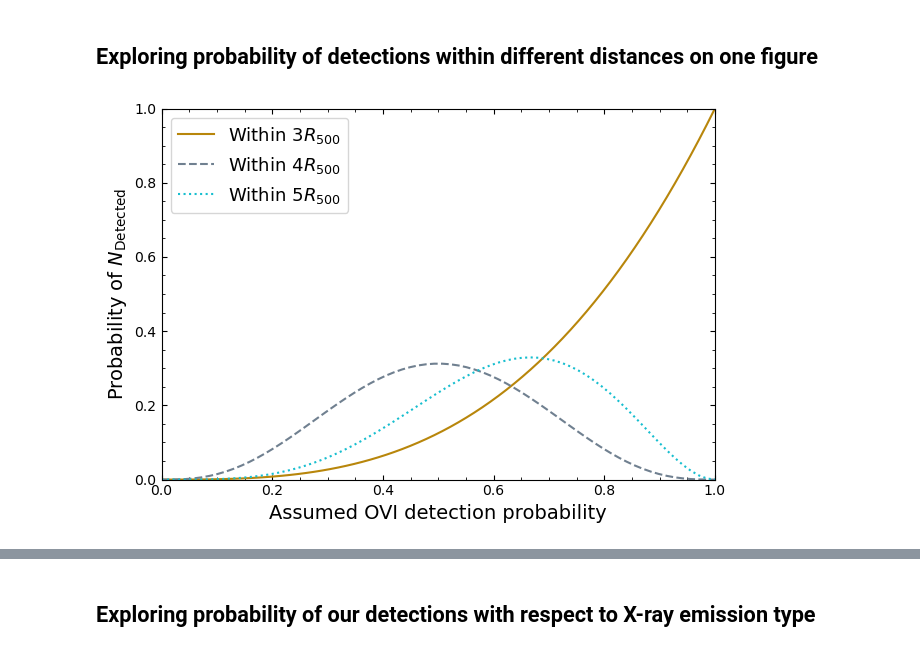
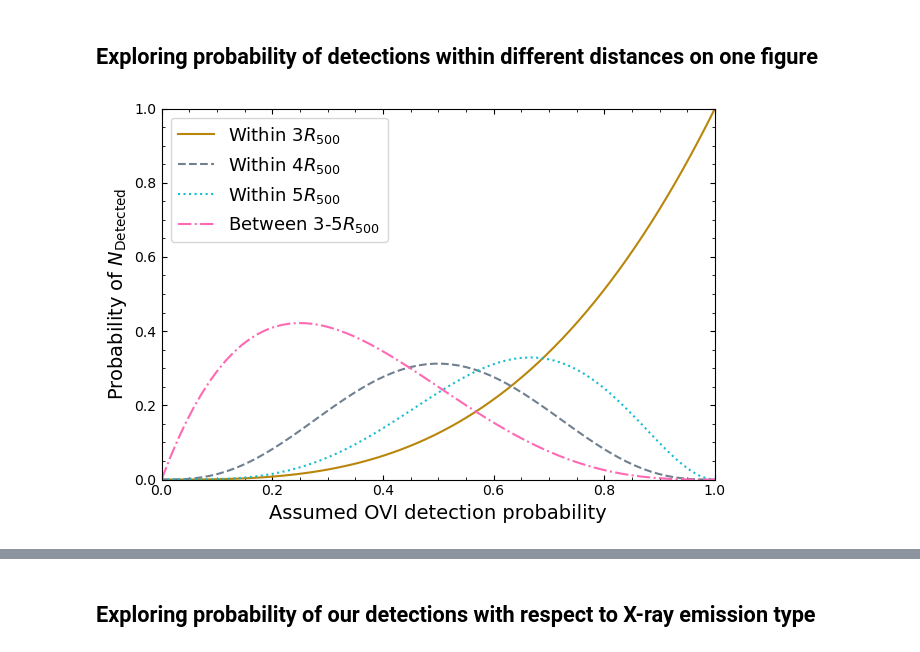
Before and after one commit to DavidT3/OVI_groups, a Jupyter notebook: notebooks/results_analyses/binomial_prob_detection.ipynb, the cells around one changed output, grey strips where cells are left out. Saved outputs shown, nothing was run; the diff lists cells and outputs as text; code cells hidden in the pictures.

Commit message:
Made some alterations to the binomial prob detection notebook

```diff
--- a/notebooks/results_analyses/binomial_prob_detection.ipynb
+++ b/notebooks/results_analyses/binomial_prob_detection.ipynb
@@ -134,34 +134,39 @@ plt.figure(figsize=(6.5, 4.5))
 
 plt.minorticks_on()
 plt.tick_params(which='both', direction='in', right=True, top=True)
 
 # The x-axis - we're exploring a range of success probabilities
 succ_prob_arr = np.linspace(0, 1, 70)
 
 bin_prob_arr_3r500 = binom(3, 3, succ_prob_arr)
 plt.plot(succ_prob_arr, bin_prob_arr_3r500, color='darkgoldenrod', label=r'Within 3$R_{500}$')
 
 bin_prob_arr_4r500 = binom(3, 6, succ_prob_arr)
 plt.plot(succ_prob_arr, bin_prob_arr_4r500, color='slategrey', label=r'Within 4$R_{500}$', linestyle='dashed')
 
 bin_prob_arr_5r500 = binom(4, 6, succ_prob_arr)
 plt.plot(succ_prob_arr, bin_prob_arr_5r500, color='tab:cyan', label=r'Within 5$R_{500}$', linestyle='dotted')
 
+bin_prob_arr_between3_5r500 = binom(1, 4, succ_prob_arr)
+plt.plot(succ_prob_arr, bin_prob_arr_between3_5r500, color='hotpink', label=r'Between 3-5$R_{500}$',
+         linestyle='dashdot')
+# (0, (3, 5, 1, 5, 1, 5))
+
 # bin_prob_arr = binom(4, 7, succ_prob_arr)
 # plt.plot(succ_prob_arr, bin_prob_arr, color='firebrick', label=r'Within 6$R_{500}$')
 
 plt.xlabel(r'Assumed OVI detection probability', fontsize=14)
 plt.ylabel(r'Probability of $N_{\rm{Detected}}$', fontsize=14)
 
 plt.xlim([0, 1])
 plt.ylim([0, 1])
 
 plt.legend(loc='best', fontsize=13)
 plt.tight_layout()
 plt.savefig('../../outputs/figures/r500_imppar_binom.pdf')
 plt.show()
 # %% [output]
-[figure, old version]
+[figure, new version]
 # %%
 print(succ_prob_arr[bin_prob_arr_3r500.argmax()].round(2))
 print(succ_prob_arr[bin_prob_arr_4r500.argmax()].round(2))
```
Also changed, not shown: parts of 3 cells of this notebook.
